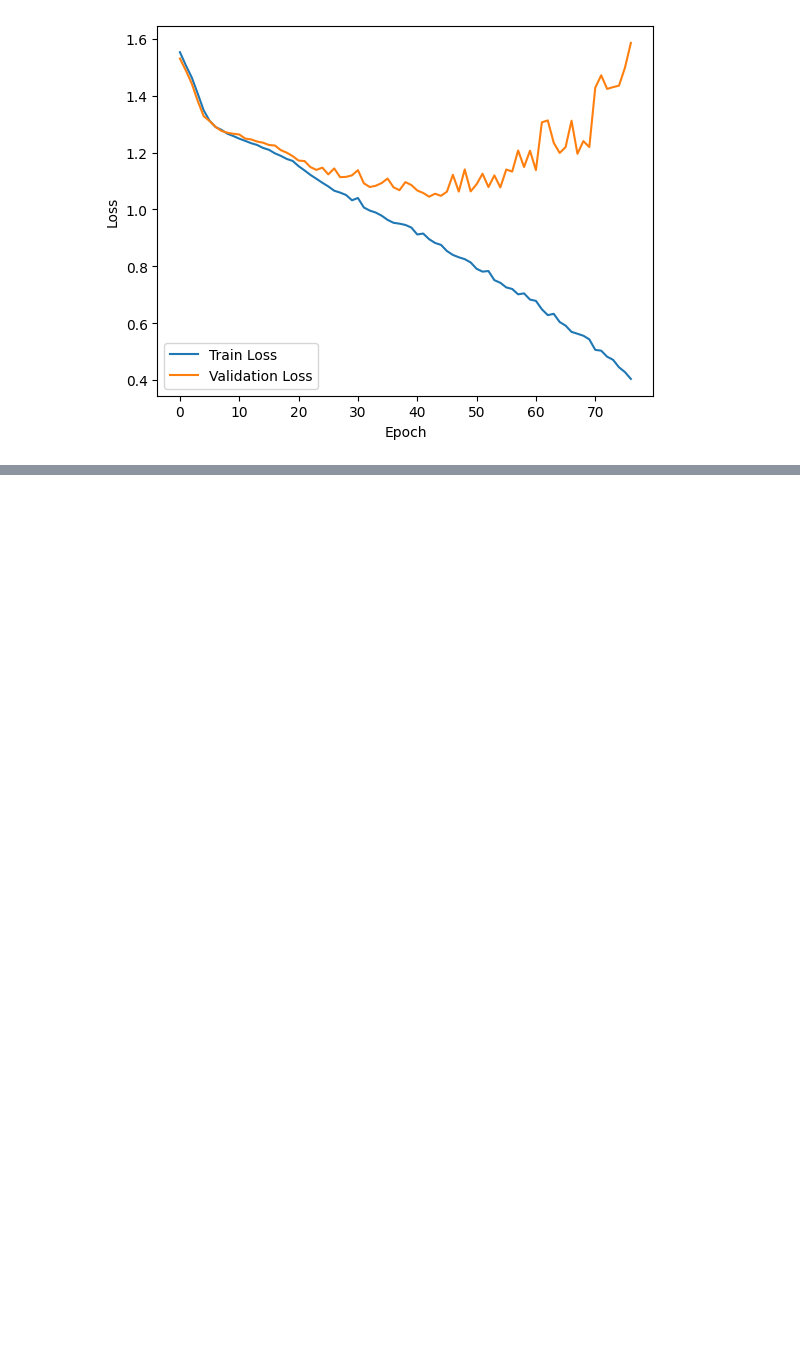
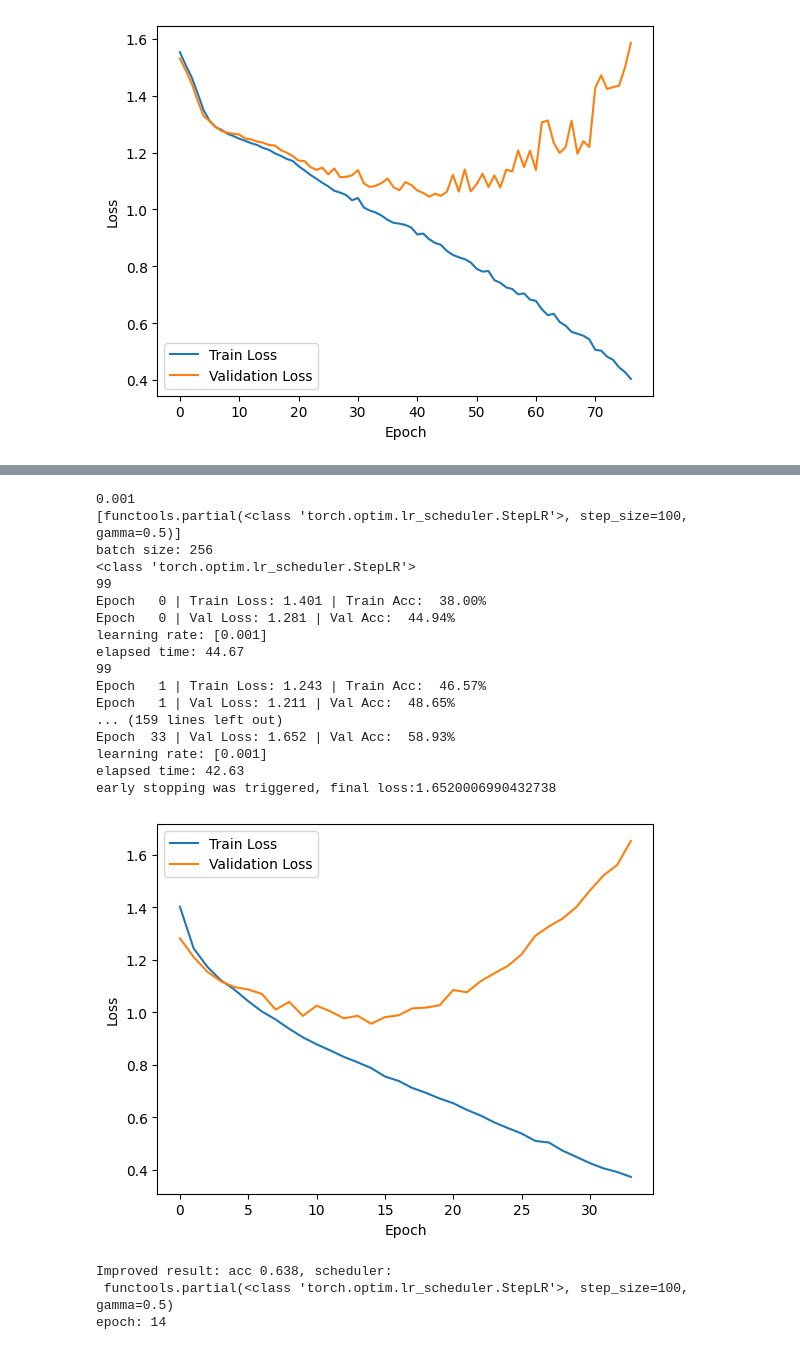
Before and after one commit to GiovanniPioDelvecchio/GCNs_on_text, a Jupyter notebook: GNN_training.ipynb, the cells around one changed output, grey strips where cells are left out. Cells and saved outputs as stored; diff of their text form; code cells hidden in the pictures; blank space fills up the shorter version.

```diff
--- a/GNN_training.ipynb
+++ b/GNN_training.ipynb
@@ -558,19 +540,19 @@ def get_lr(optimizer):
 def build_scheduler_list(epochs = 30, max_lr = 1e-3, num_batches = 1):
     schedulers = []
 
-    schedulers += [partial(PolynomialLR,
-                         total_iters = epochs, # The number of steps that the scheduler decays the learning rate.
-                         power = i) for i in range(2, 3)] # The power of the polynomial. # 2 to 1
+    #schedulers += [partial(PolynomialLR,
+    #                     total_iters = epochs, # The number of steps that the scheduler decays the learning rate.
+    #                     power = i) for i in range(2, 3)] # The power of the polynomial. # 2 to 1
     schedulers += [partial(StepLR,
-                                  step_size=epochs//i, gamma=0.5) for i in range(3, 5)] # 4 to 3
-    schedulers += [partial(CosineAnnealingLR,
-                              T_max = epochs, # Maximum number of iterations.
-                              eta_min = min_lr) for min_lr in [1e-6, 1e-7, 1e-8]]# Minimum learning rate
-    schedulers += [partial(OneCycleLR,
-                       max_lr = max_lr, # Upper learning rate boundaries in the cycle for each parameter group
-                       steps_per_epoch = num_batches, # The number of steps per epoch to train for.
-                       epochs = epochs, # The number of epochs to train for.
-                       anneal_strategy = 'cos')] # Specifies the annealing strategy
+                                  step_size=epochs//i, gamma=0.5) for i in range(3, 4)] # for i in range(3, 5)
+    #schedulers += [partial(CosineAnnealingLR,
+    #                          T_max = epochs, # Maximum number of iterations.
+    #                          eta_min = min_lr) for min_lr in [1e-6, 1e-7, 1e-8]]# Minimum learning rate
+    #schedulers += [partial(OneCycleLR,
+    #                   max_lr = max_lr, # Upper learning rate boundaries in the cycle for each parameter group
+    #                   steps_per_epoch = num_batches, # The number of steps per epoch to train for.
+    #                   epochs = epochs, # The number of epochs to train for.
+    #                   anneal_strategy = 'cos')] # Specifies the annealing strategy
     return schedulers
 # %%
 def hyperparameter_tuning(model, strat_train, strat_val, scheduler_list, batch_size = 30, epochs = 30):
@@ -1146,0 +1133,5 @@ early stopping was triggered, final loss:1.5855744361877442
+# %%
+model_gat = GAT_lstm(cv19_graph_data_train.num_node_features,
+                cv19_graph_data_train.num_classes*2,
+                cv19_graph_data_train.num_classes, heads = 10).to(device)
+print(model_gat)
@@ -1146,0 +1155,33 @@ early stopping was triggered, final loss:1.5855744361877442
+# %%
+epochs = 300
+# da rifare esperimenti col polinomial 2
+# training information from stepLR (2) to CosineAnnealing
+print(get_lr(model_gat.optimizer))
+scheduler_list = build_scheduler_list(epochs=epochs,
+                                      num_batches=(len(cv19_graph_data_train.data_list)//256) + 4)
+print(scheduler_list)
+trained_gat = hyperparameter_tuning(model_gat, cv19_graph_data_train,
+                                    cv19_graph_data_val, scheduler_list,
+                                    batch_size = 256, epochs = epochs)
+# %% [output]
+0.001
+[functools.partial(<class 'torch.optim.lr_scheduler.StepLR'>, step_size=100, gamma=0.5)]
+batch size: 256
+<class 'torch.optim.lr_scheduler.StepLR'>
+99
+Epoch   0 | Train Loss: 1.401 | Train Acc:  38.00%
+Epoch   0 | Val Loss: 1.281 | Val Acc:  44.94%
+learning rate: [0.001]
+elapsed time: 44.67
+99
+Epoch   1 | Train Loss: 1.243 | Train Acc:  46.57%
+Epoch   1 | Val Loss: 1.211 | Val Acc:  48.65%
+... (159 lines left out)
+Epoch  33 | Val Loss: 1.652 | Val Acc:  58.93%
+learning rate: [0.001]
+elapsed time: 42.63
+early stopping was triggered, final loss:1.6520006990432738
+[figure, added]
+Improved result: acc 0.638, scheduler:
+ functools.partial(<class 'torch.optim.lr_scheduler.StepLR'>, step_size=100, gamma=0.5)
+epoch: 14
```
Also changed, not shown: parts of 10 cells of this notebook.
